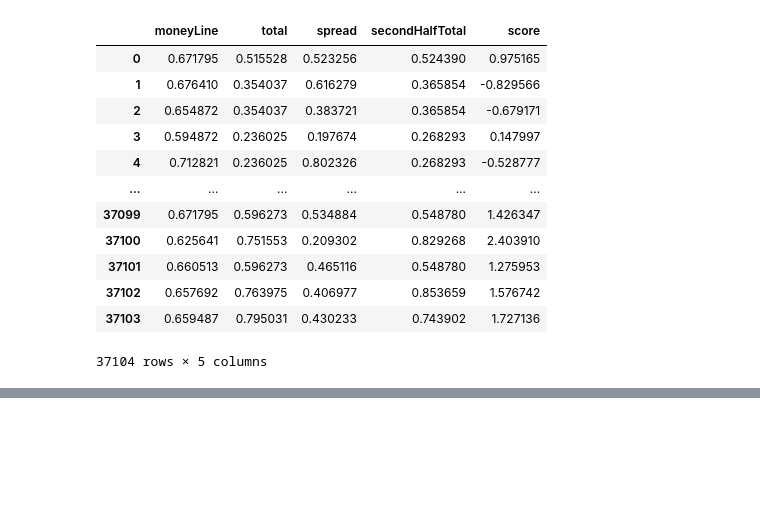
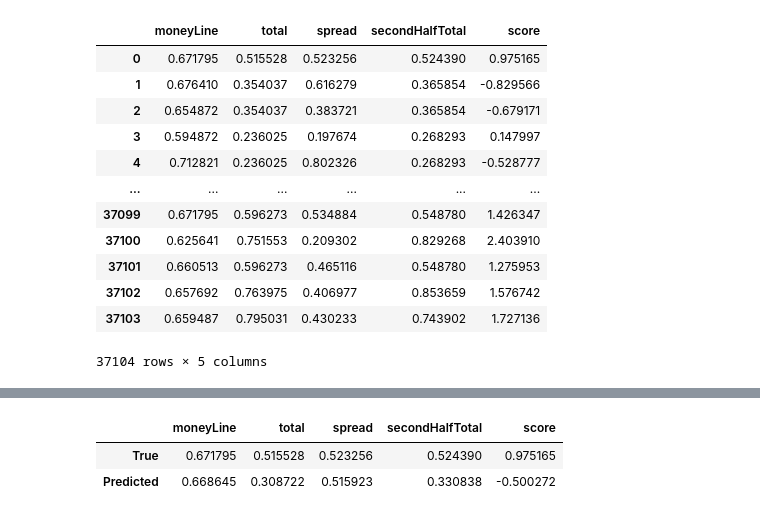
Before and after one commit to Char1iee/NBA_Odds_Analysis, a Jupyter notebook: model3.ipynb, the cells around one changed output, grey strips where cells are left out. Saved outputs shown, nothing was run; the diff lists cells and outputs as text; code cells hidden in the pictures; blank space fills up the shorter version.

```diff
--- a/model3.ipynb
+++ b/model3.ipynb
@@ -160,0 +318,8 @@ y_pred_test = model.predict(x_test)
+# %%
+X_rnn, Y = best_data
+x_train, x_test, y_train, y_test = train_test_split(X_rnn, Y, test_size = 0.3, shuffle = False)
+x_train, x_val, y_train, y_val = train_test_split(x_train, y_train, test_size = 0.2, shuffle = False)
+
+y_pred_train = best_model.predict(x_train)
+y_pred_val = best_model.predict(x_val)
+y_pred_test = best_model.predict(x_test)
@@ -166,3 +336,7 @@ def print_mse(y_true, yhat):
+# %%
+def compare(y_true, yhat):
+  df = pd.DataFrame([y_true, yhat], index=["True", "Predicted"], columns=["moneyLine", "total", "spread", "secondHalfTotal", "score"])
+  return df
 # %%
 print_mse(y_train, y_pred_train)
 # %% [output]
@@ -179,3 +354,9 @@ MSE:
+# %%
+compare(y_train[0], y_pred_train[0])
+# %% [output]
+|  | moneyLine | total | spread | secondHalfTotal | score |
+| True | 0.671795 | 0.515528 | 0.523256 | 0.524390 | 0.975165 |
+| Predicted | 0.668645 | 0.308722 | 0.515923 | 0.330838 | -0.500272 |
 # %%
 print_mse(y_val, y_pred_val)
 # %% [output]
```
Also changed, not shown: parts of 38 cells of this notebook, 2 other files.
